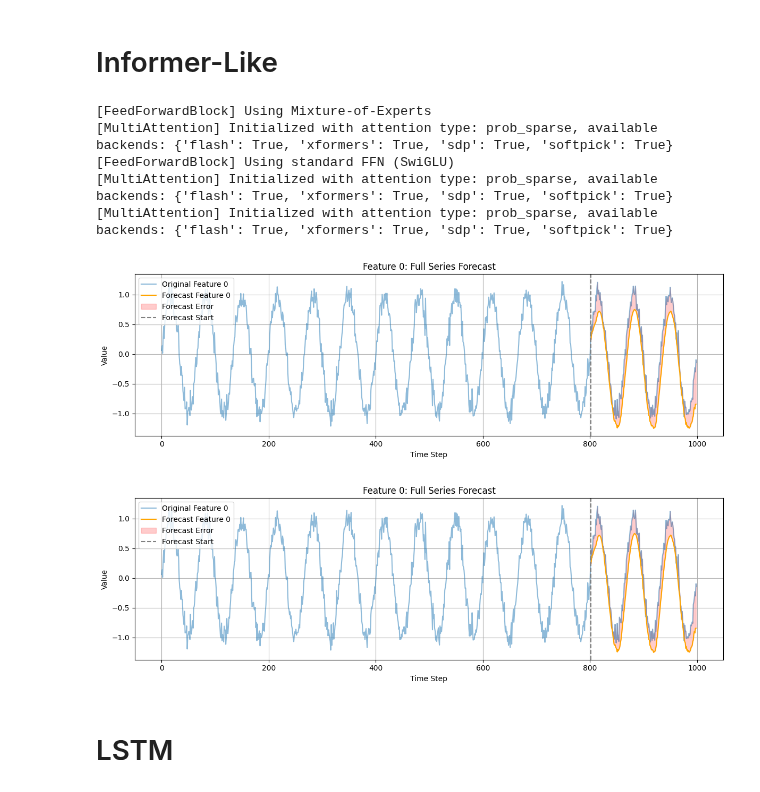
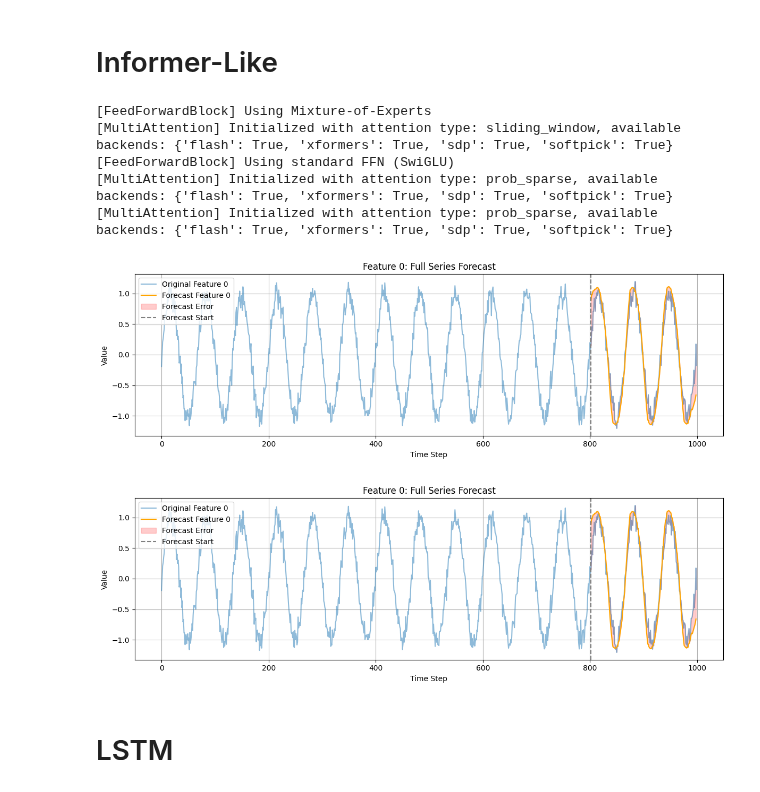
Before and after one commit to lseman/foreblocks, a Jupyter notebook: examples/seq2seq.ipynb, the cells around one changed output. Cells and saved outputs as stored; diff of their text form; code cells hidden in the pictures.

```diff
--- a/examples/seq2seq.ipynb
+++ b/examples/seq2seq.ipynb
@@ -46,6 +46,8 @@ model_params = {
     "output_size": 1,
     }
 
+from foreblocks.tf.embeddings import RoPEPositionalEncoding
+
 # 1. Create encoder and decoder
 encoder = TransformerEncoder(
     input_size=model_params.get("input_processor_output_size", 1),
@@ -54,8 +56,13 @@ encoder = TransformerEncoder(
     num_layers=model_params.get("num_encoder_layers", 1),
     dropout=model_params.get("dropout", 0.1),
     dim_feedforward=model_params.get("dim_feedforward", 2048),
-    att_type="prob_sparse",  # Use probabilistic sparse attention
+    att_type="sliding_window",  # Use probabilistic sparse attention
     use_moe=True,  # Use Mixture of Experts
+    use_adaptive_ln="rms",
+    pos_encoder=RoPEPositionalEncoding(
+        d_model=model_params.get("input_processor_output_size", 1),
+        max_len=model_params.get("seq_len", 50),
+    ),
 )
 
 # Create transformer decoder
@@ -69,6 +76,7 @@ decoder = TransformerDecoder(
     dim_feedforward=model_params.get("dim_feedforward", 2048),
     informer_like=True,  # Use Informer-like architecture,
     att_type="prob_sparse",  # Use probabilistic sparse attention
+    use_adaptive_ln="rms",
     #use_moe=True,  # Use Mixture of Experts
 )
 
@@ -108,36 +116,36 @@ def create_sliding_windows(series, input_len, output_len):
     return torch.stack(X), torch.stack(Y)
 
 X, Y = create_sliding_windows(time_series, seq_len, target_len)
 train_size = int(0.8 * len(X))
 X_train, Y_train = X[:train_size], Y[:train_size]
 X_val, Y_val = X[train_size:], Y[train_size:]
 # 3. Prepare sliding windows for training
 def create_sliding_windows(series, input_len, output_len):
     X, Y = [], []
     for i in range(len(series) - input_len - output_len):
         X.append(series[i:i+input_len])
         Y.append(series[i+input_len:i+input_len+output_len])
     return torch.stack(X), torch.stack(Y)
 
 X, Y = create_sliding_windows(time_series, seq_len, target_len)
 train_size = int(0.8 * len(X))
 X_train, Y_train = X[:train_size], Y[:train_size]
 X_val, Y_val = X[train_size:], Y[train_size:]
 
 # create DataLoader
 from torch.utils.data import DataLoader, TensorDataset
 train_dataset = TensorDataset(X_train, Y_train)
 train_loader = DataLoader(train_dataset, batch_size=32, shuffle=True)
 data = trainer.train(train_loader, epochs=total_epochs)
 trainer.plot_prediction(X_val, Y_val, full_series=time_series, offset=train_size)
 # %% [output]
 [FeedForwardBlock] Using Mixture-of-Experts
-[MultiAttention] Initialized with attention type: prob_sparse, available backends: {'flash': True, 'xformers': True, 'sdp': True, 'softpick': True}
+[MultiAttention] Initialized with attention type: sliding_window, available backends: {'flash': True, 'xformers': True, 'sdp': True, 'softpick': True}
 [FeedForwardBlock] Using standard FFN (SwiGLU)
 [MultiAttention] Initialized with attention type: prob_sparse, available backends: {'flash': True, 'xformers': True, 'sdp': True, 'softpick': True}
 [MultiAttention] Initialized with attention type: prob_sparse, available backends: {'flash': True, 'xformers': True, 'sdp': True, 'softpick': True}
-[figure, old version]
+[figure, new version]
-[figure, old version]
+[figure, new version]
 # %% [markdown]
 # LSTM
 # %%
```
Also changed, not shown: parts of 4 cells of this notebook, 7 other files.
